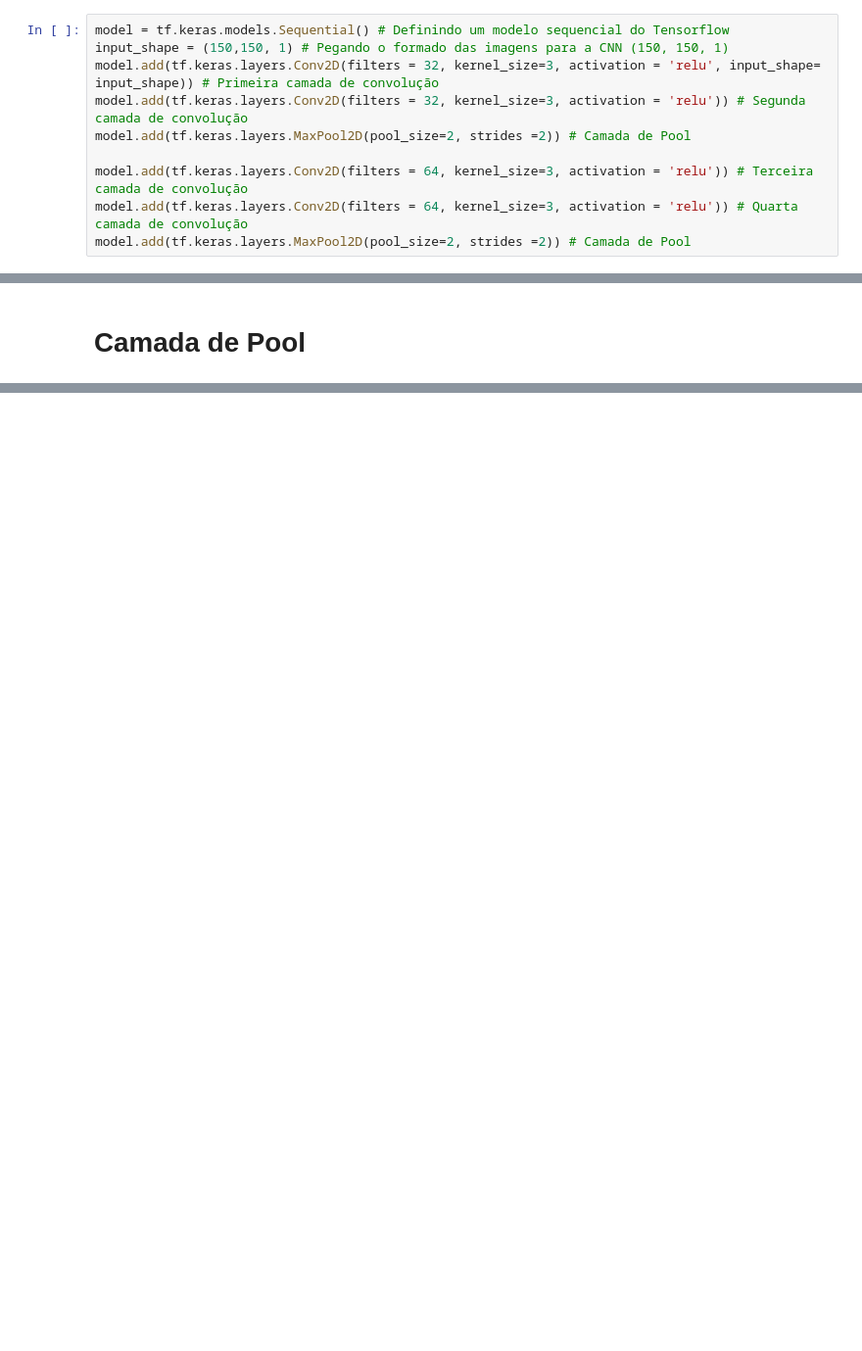
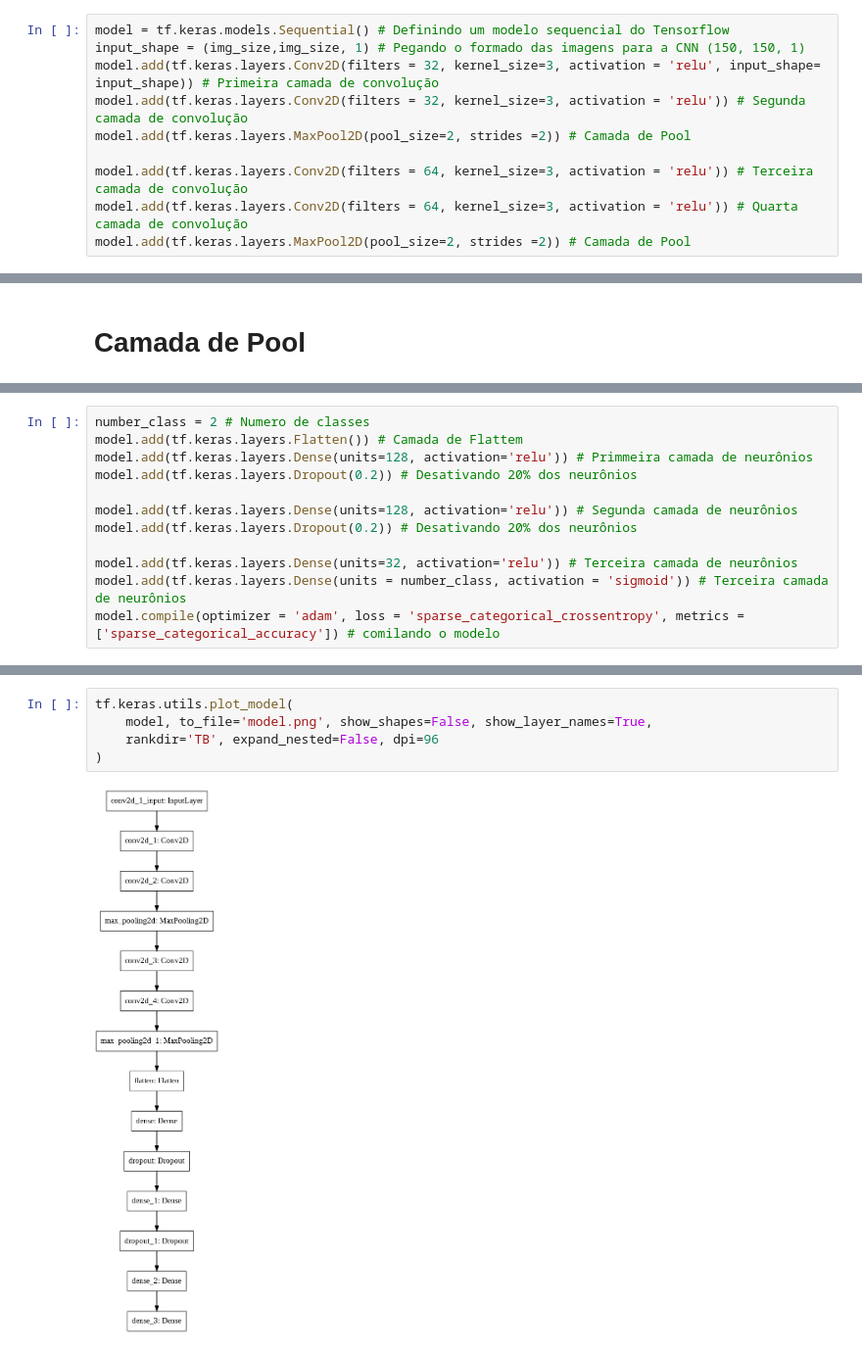
Before and after one commit to brunoprp/neural-network-apresentation, a Jupyter notebook: CNN_apresentation.ipynb, the cells around one changed output, grey strips where cells are left out. Shown at 98% size. Cells and saved outputs as stored; diff of their text form; blank space fills up the shorter version.

```diff
--- a/CNN_apresentation.ipynb
+++ b/CNN_apresentation.ipynb
@@ -85,7 +92,7 @@ Please use `tqdm.notebook.tqdm` instead of `tqdm.tqdm_notebook`
 # Criando a arquitetura da CNN
 # %%
 model = tf.keras.models.Sequential() # Definindo um modelo sequencial do Tensorflow
-input_shape = (150,150, 1) # Pegando o formado das imagens para a CNN (150, 150, 1)
+input_shape = (img_size,img_size, 1) # Pegando o formado das imagens para a CNN (150, 150, 1)
 model.add(tf.keras.layers.Conv2D(filters = 32, kernel_size=3, activation = 'relu', input_shape= input_shape)) # Primeira camada de convolução
 model.add(tf.keras.layers.Conv2D(filters = 32, kernel_size=3, activation = 'relu')) # Segunda camada de convolução
 model.add(tf.keras.layers.MaxPool2D(pool_size=2, strides =2)) # Camada de Pool
@@ -107,0 +117,12 @@ Image(url= "https://miro.medium.com/max/1456/1*WvHC5bKyrHa7Wm3ca-pXtg.gif", widt
+# %%
+number_class = 2 # Numero de classes
+model.add(tf.keras.layers.Flatten()) # Camada de Flattem
+model.add(tf.keras.layers.Dense(units=128, activation='relu')) # Primmeira camada de neurônios
+model.add(tf.keras.layers.Dropout(0.2)) # Desativando 20% dos neurônios
+
+model.add(tf.keras.layers.Dense(units=128, activation='relu')) # Segunda camada de neurônios
+model.add(tf.keras.layers.Dropout(0.2)) # Desativando 20% dos neurônios
+
+model.add(tf.keras.layers.Dense(units=32, activation='relu')) # Terceira camada de neurônios
+model.add(tf.keras.layers.Dense(units = number_class, activation = 'sigmoid')) # Terceira camada de neurônios
+model.compile(optimizer = 'adam', loss = 'sparse_categorical_crossentropy', metrics = ['sparse_categorical_accuracy']) # comilando o modelo
@@ -107,0 +135,7 @@ Image(url= "https://miro.medium.com/max/1456/1*WvHC5bKyrHa7Wm3ca-pXtg.gif", widt
+# %%
+tf.keras.utils.plot_model(
+    model, to_file='model.png', show_shapes=False, show_layer_names=True,
+    rankdir='TB', expand_nested=False, dpi=96
+)
+# %% [output]
+[figure, added]
```
Also changed, not shown: parts of 13 cells of this notebook.
